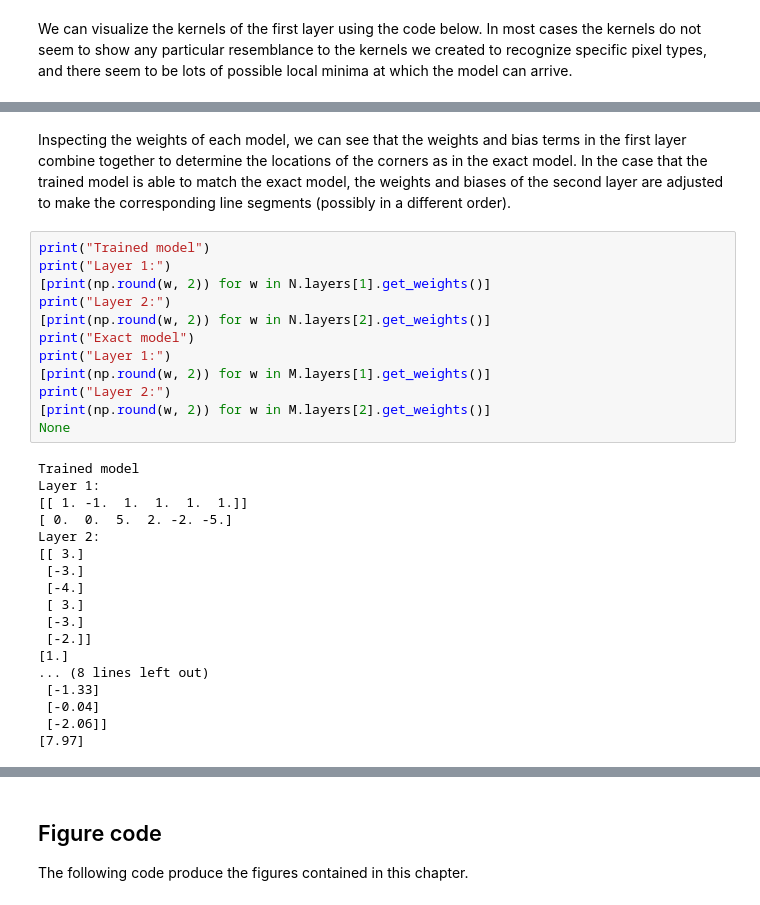
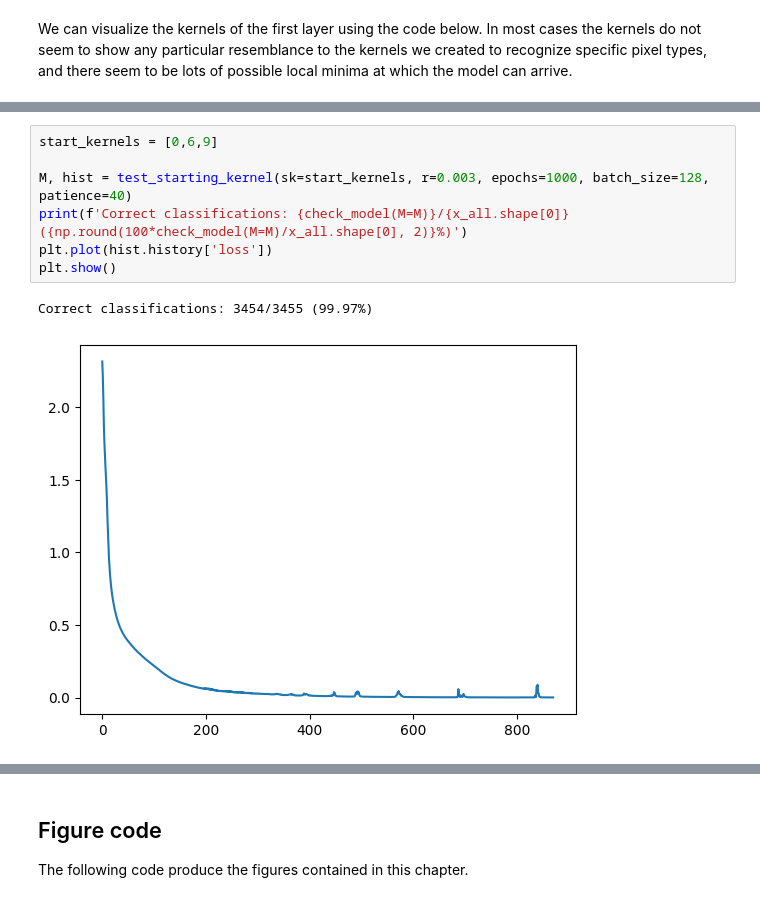
Before and after one commit to HectorLeitch/mas6041, a Jupyter notebook: try_digits.ipynb, the cells around one changed output, grey strips where cells are left out. Drawn from its saved outputs; the diff is of its cells as text.

```diff
--- a/try_digits.ipynb
+++ b/try_digits.ipynb
@@ -109,32 +92,10 @@ plot_trained_model(M=M, N=N)
-# %% [markdown]
-Inspecting the weights of each model, we can see that the weights and bias terms in the first layer combine together to determine the locations of the corners as in the exact model. In the case that the trained model is able to match the exact model, the weights and biases of the second layer are adjusted to make the corresponding line segments (possibly in a different order).
-# %%
-print("Trained model")
-print("Layer 1:")
-[print(np.round(w, 2)) for w in N.layers[1].get_weights()]
-print("Layer 2:")
-[print(np.round(w, 2)) for w in N.layers[2].get_weights()]
-print("Exact model")
-print("Layer 1:")
-[print(np.round(w, 2)) for w in M.layers[1].get_weights()]
-print("Layer 2:")
-[print(np.round(w, 2)) for w in M.layers[2].get_weights()]
-None
-# %% [output]
-Trained model
-Layer 1:
-[[ 1. -1.  1.  1.  1.  1.]]
-[ 0.  0.  5.  2. -2. -5.]
-Layer 2:
-[[ 3.]
- [-3.]
- [-4.]
- [ 3.]
- [-3.]
- [-2.]]
-[1.]
-... (8 lines left out)
- [-1.33]
- [-0.04]
- [-2.06]]
-[7.97]
+# %%
+start_kernels = [0,6,9]
+
+M, hist = test_starting_kernel(sk=start_kernels, r=0.003, epochs=1000, batch_size=128, patience=40)
+print(f'Correct classifications: {check_model(M=M)}/{x_all.shape[0]} ({np.round(100*check_model(M=M)/x_all.shape[0], 2)}%)')
+plt.plot(hist.history['loss'])
+plt.show()
+# %% [output]
+Correct classifications: 3454/3455 (99.97%)
+[figure, added]
```
Also changed, not shown: parts of 17 cells of this notebook, 5 other files.
